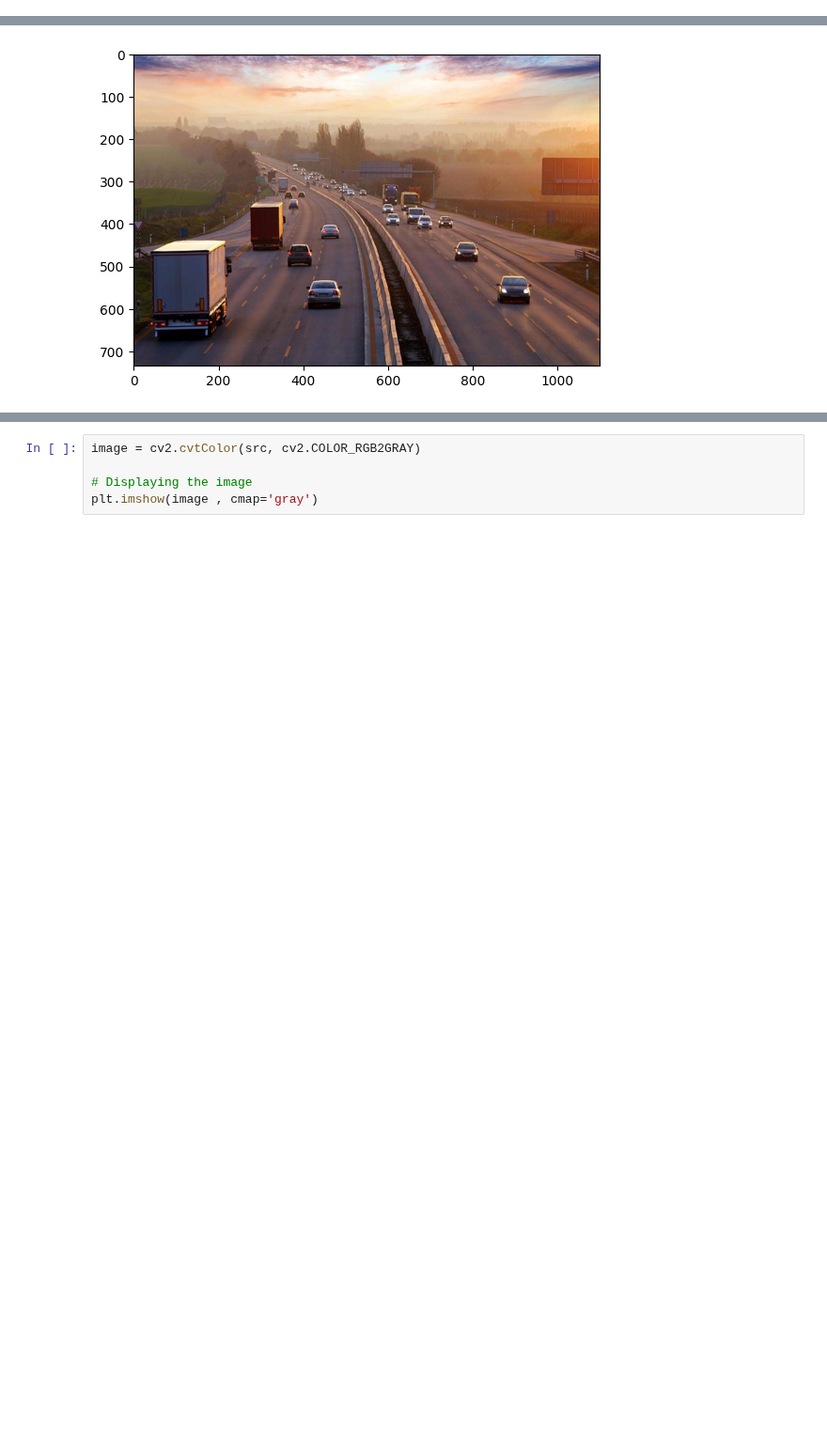
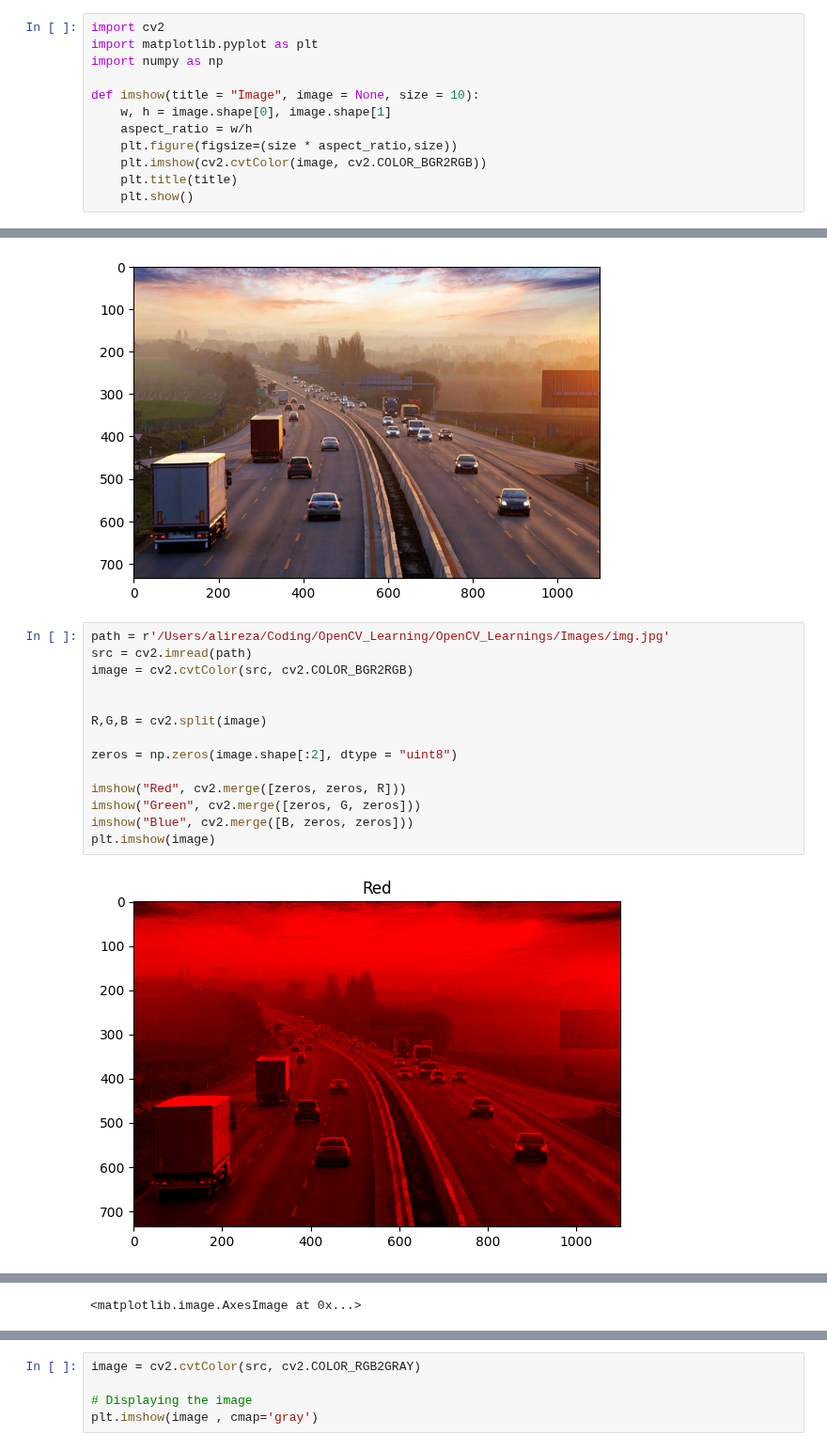
Before and after one commit to Alireza-Nazari/OpenCV_Learnings, a Jupyter notebook: 25 - Color spaces.ipynb, the cells around one changed output, grey strips where cells are left out. Shown at 94% size. Cells and saved outputs as stored; diff of their text form; blank space fills up the shorter version.

```diff
--- a/25 - Color spaces.ipynb
+++ b/25 - Color spaces.ipynb
@@ -9,4 +9,16 @@ method is used to convert an image from one color space to another. There are mo
 **Syntax: cv2.cvtColor(src, code[, dst[, dstCn]])**
 
   Parameters:src: It is the image whose color space is to be changed. code: It is the color space conversion code. dst: It is the output image of the same size and depth as src image. It is an optional parameter. dstCn: It is the number of channels in the destination image. If the parameter is 0 then the number of the channels is derived automatically from src and code. It is an optional parameter.  Return Value: It returns an image.
+# %%
+import cv2
+import matplotlib.pyplot as plt
+import numpy as np
+
+def imshow(title = "Image", image = None, size = 10):
+    w, h = image.shape[0], image.shape[1]
+    aspect_ratio = w/h
+    plt.figure(figsize=(size * aspect_ratio,size))
+    plt.imshow(cv2.cvtColor(image, cv2.COLOR_BGR2RGB))
+    plt.title(title)
+    plt.show()
 # %%
@@ -91,3 +93,19 @@ plt.imshow(image)
 # %% [output]
 <matplotlib.image.AxesImage at 0x...>
 [figure]
+# %%
+path = r'/Users/alireza/Coding/OpenCV_Learning/OpenCV_Learnings/Images/img.jpg'
+src = cv2.imread(path)
+image = cv2.cvtColor(src, cv2.COLOR_BGR2RGB)
+
+
+R,G,B = cv2.split(image)
+
+zeros = np.zeros(image.shape[:2], dtype = "uint8")
+
+imshow("Red", cv2.merge([zeros, zeros, R]))
+imshow("Green", cv2.merge([zeros, G, zeros]))
+imshow("Blue", cv2.merge([B, zeros, zeros]))
+plt.imshow(image)
+# %% [output]
+[figure, added]
@@ -93,0 +114 @@ plt.imshow(image)
+<matplotlib.image.AxesImage at 0x...>
```
Also changed, not shown: parts of 2 cells of this notebook.
